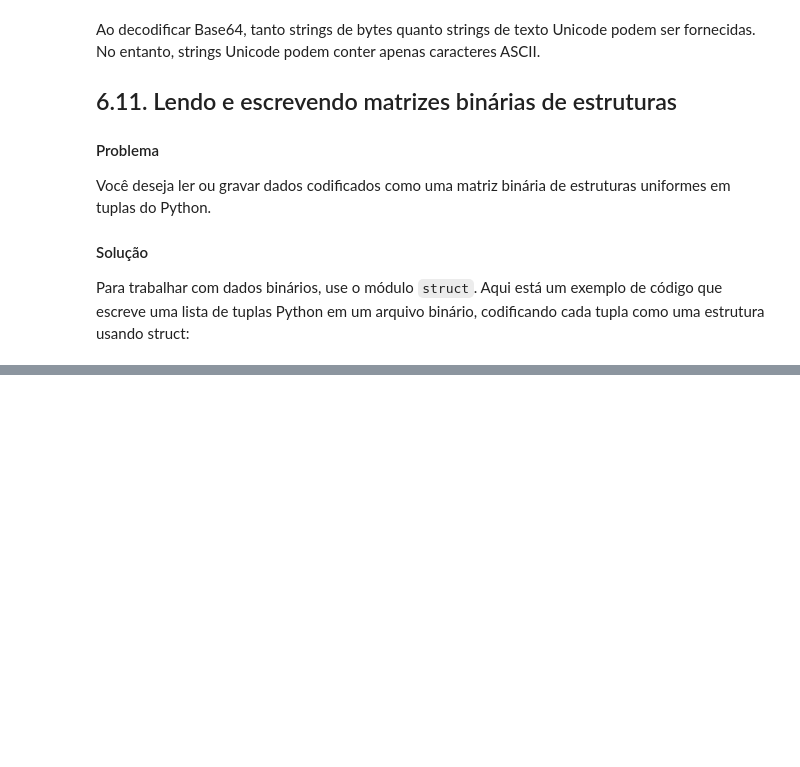
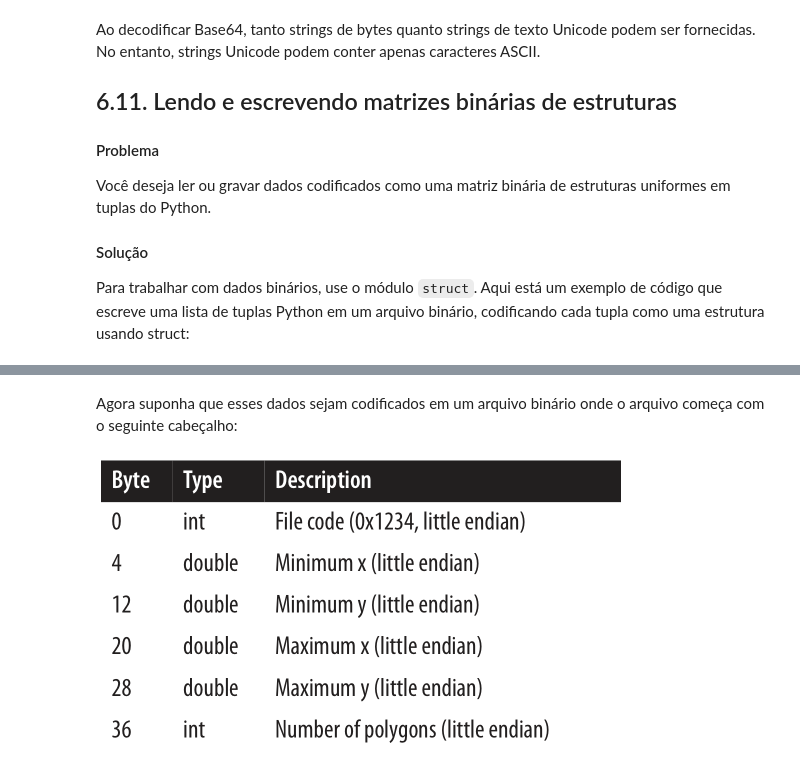
Before and after one commit to willianpina/Python_Cookbook_Recipes_3rd, a Jupyter notebook: Capítulo 6 - Codificação e Processamento de Dados.ipynb, the cells around one changed output, grey strips where cells are left out. Cells and saved outputs as stored; diff of their text form; code cells hidden in the pictures; blank space fills up the shorter version.

```diff
--- a/Capítulo 6 - Codificação e Processamento de Dados.ipynb
+++ b/Capítulo 6 - Codificação e Processamento de Dados.ipynb
@@ -1096,0 +1230,7 @@ Em ambos os casos, o resultado é um iterável que produz as tuplas originalment
+# %% [markdown]
+Agora suponha que esses dados sejam codificados em um arquivo binário onde o arquivo começa com o seguinte cabeçalho:
+# %%
+from IPython.display import Image
+Image('images/bytes.PNG')
+# %% [output]
+[figure, added]
```
Also changed, not shown: parts of 20 cells of this notebook, 1 other file.
